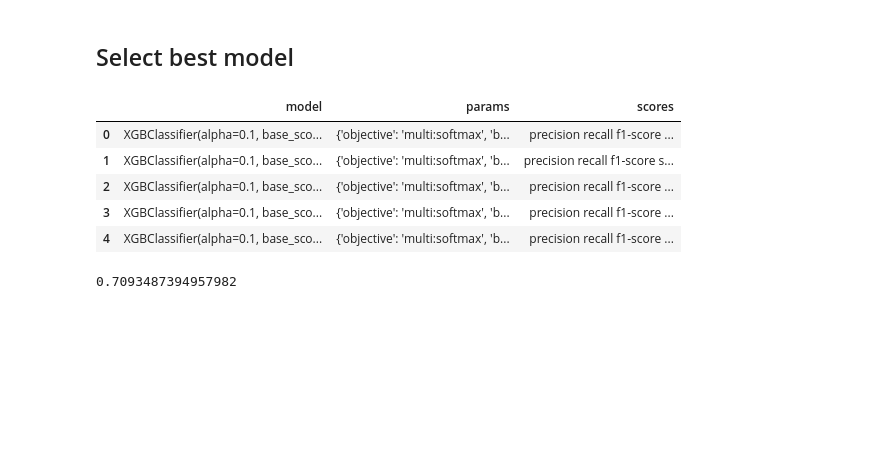
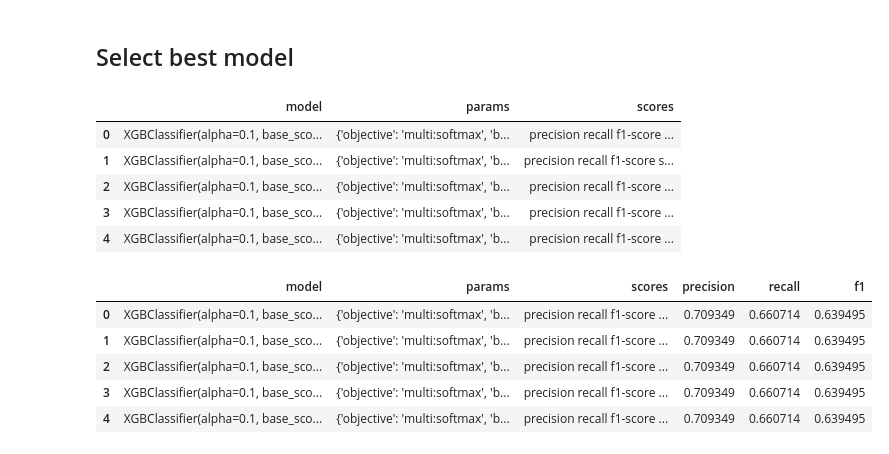
Before and after one commit to Daniel10112403/heart_proyect, a Jupyter notebook: notebooks/4_model_research.ipynb, the cells around one changed output. Saved outputs shown, nothing was run; the diff lists cells and outputs as text; code cells hidden in the pictures; blank space fills up the shorter version.

```diff
--- a/notebooks/4_model_research.ipynb
+++ b/notebooks/4_model_research.ipynb
@@ -577,7 +580,18 @@ df.head()
 | 2 | XGBClassifier(alpha=0.1, base_sco... | {'objective': 'multi:softmax', 'b... | precision recall f1-score ... |
 | 3 | XGBClassifier(alpha=0.1, base_sco... | {'objective': 'multi:softmax', 'b... | precision recall f1-score ... |
 | 4 | XGBClassifier(alpha=0.1, base_sco... | {'objective': 'multi:softmax', 'b... | precision recall f1-score ... |
-# %%
-sorted(df['scores'].apply(lambda x: x.loc['weighted avg', 'precision']), reverse=True)[0]
-# %% [output]
-0.7093487394957982
+# %%
+df['precision'] = df['scores'].apply(lambda x: x.loc['weighted avg', 'precision'])
+df['recall'] = df['scores'].apply(lambda x: x.loc['weighted avg', 'recall'])
+df['f1'] = df['scores'].apply(lambda x: x.loc['weighted avg', 'f1-score'])
+# %%
+sorted_df = df.sort_values('precision', ascending=False, ignore_index=True)
+# %%
+sorted_df.head()
+# %% [output]
+|  | model | params | scores | precision | recall | f1 |
+| 0 | XGBClassifier(alpha=0.1, base_sco... | {'objective': 'multi:softmax', 'b... | precision recall f1-score ... | 0.709349 | 0.660714 | 0.639495 |
+| 1 | XGBClassifier(alpha=0.1, base_sco... | {'objective': 'multi:softmax', 'b... | precision recall f1-score ... | 0.709349 | 0.660714 | 0.639495 |
+| 2 | XGBClassifier(alpha=0.1, base_sco... | {'objective': 'multi:softmax', 'b... | precision recall f1-score ... | 0.709349 | 0.660714 | 0.639495 |
+| 3 | XGBClassifier(alpha=0.1, base_sco... | {'objective': 'multi:softmax', 'b... | precision recall f1-score ... | 0.709349 | 0.660714 | 0.639495 |
+| 4 | XGBClassifier(alpha=0.1, base_sco... | {'objective': 'multi:softmax', 'b... | precision recall f1-score ... | 0.709349 | 0.660714 | 0.639495 |
```
Also changed, not shown: parts of 15 cells of this notebook, 4 other files.
